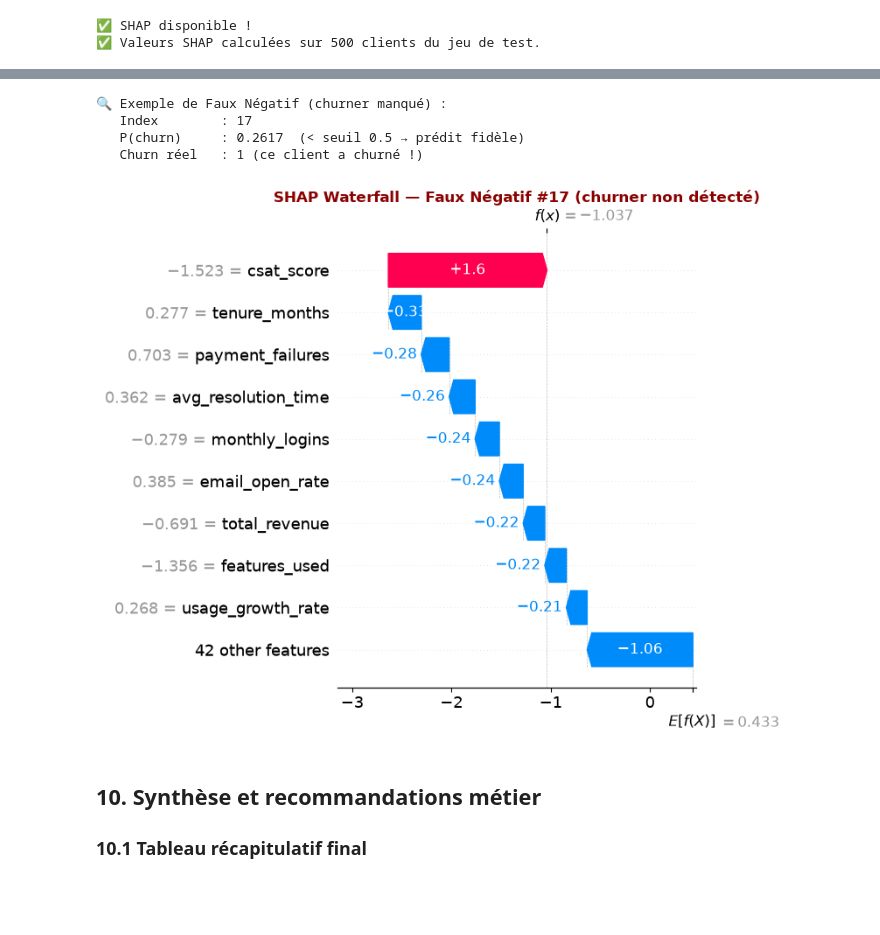
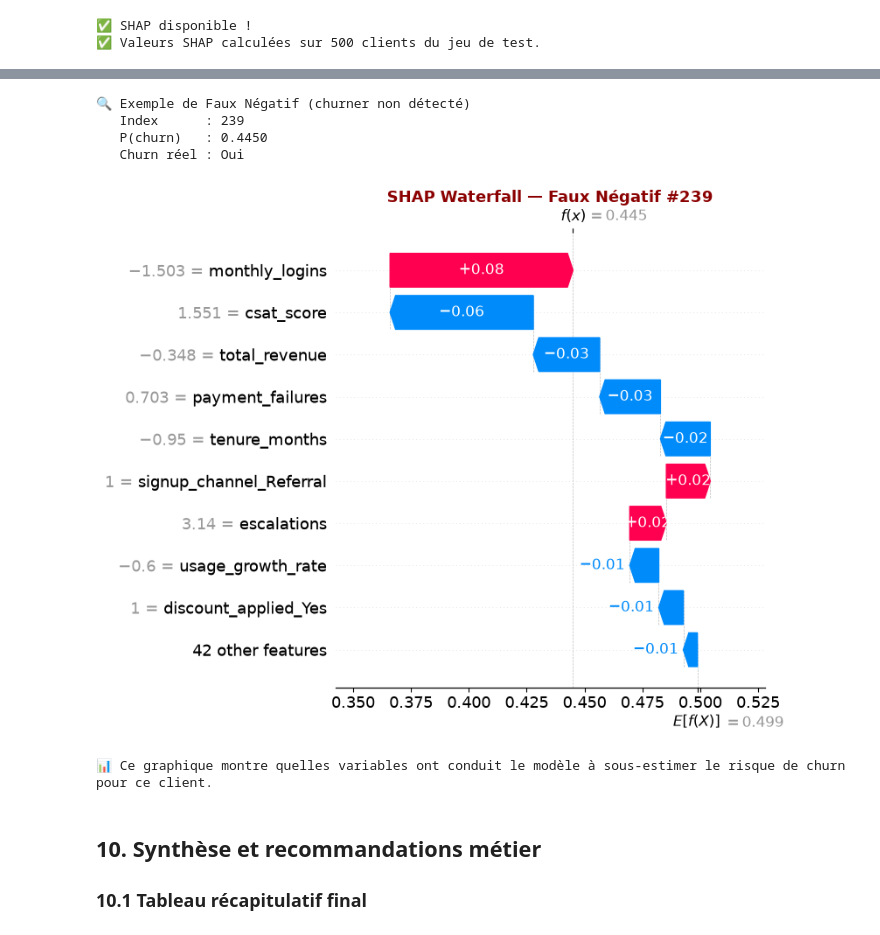
Before and after one commit to imensouidi/Customer-churn-ai, a Jupyter notebook: notebooks/04_Evaluation.ipynb, the cells around one changed output, grey strips where cells are left out. Drawn from its saved outputs; the diff is of its cells as text; code cells hidden in the pictures; blank space fills up the shorter version.

```diff
--- a/notebooks/04_Evaluation.ipynb
+++ b/notebooks/04_Evaluation.ipynb
@@ -684,7 +777,7 @@ if shap_ok:
 # %%
 if shap_ok:
     # 9.3 Waterfall — explication locale pour un client à haut risque
-    y_proba_sample = xgb.predict_proba(X_sample)[:, 1]
+    y_proba_sample = best_model.predict_proba(X_sample)[:, 1]
     high_risk_idx  = int(np.argmax(y_proba_sample))
 
     print(f'🔍 Client le plus à risque dans l\'échantillon :')
@@ -692,10 +785,14 @@ if shap_ok:
     print(f'   P(churn)     : {y_proba_sample[high_risk_idx]:.4f}')
     print(f'   Churn réel   : {int(y_test[high_risk_idx])}')
 
+    # Extraction des valeurs SHAP pour la classe 1 (churn)
+    shap_vals_class1 = shap_values[:, :, 1] if shap_values.ndim == 3 else shap_values[1]
+    base_val_class1  = explainer.expected_value[1] if isinstance(explainer.expected_value, (list, np.ndarray)) else explainer.expected_value
+
     shap.waterfall_plot(
         shap.Explanation(
-            values=shap_values[high_risk_idx],
-            base_values=explainer.expected_value,
+            values=shap_vals_class1[high_risk_idx],
+            base_values=base_val_class1,
             data=X_sample[high_risk_idx],
             feature_names=all_features
         ),
@@ -717,39 +814,62 @@ if shap_ok:
    à partir de la probabilité moyenne de churn du dataset (base_value).
 # %%
 if shap_ok:
-    # 9.4 Waterfall — explication locale pour un Faux Négatif
-    # Un FN = churner réel prédit comme fidèle → cas le plus problématique
-    y_pred_sample = xgb.predict(X_sample)
-    fn_mask       = (y_pred_sample == 0) & (y_test[:sample_size] == 1)
+
+    # 9.4 Waterfall — explication locale d'un Faux Négatif
+
+    y_pred_sample = best_model.predict(X_sample)
+    y_proba_sample = best_model.predict_proba(X_sample)[:, 1]
+
+    fn_mask = (y_pred_sample == 0) & (y_test[:sample_size] == 1)
 
     if fn_mask.sum() > 0:
+
         fn_idx = int(np.where(fn_mask)[0][0])
-        print(f'🔍 Exemple de Faux Négatif (churner manqué) :')
-        print(f'   Index        : {fn_idx}')
-        print(f'   P(churn)     : {y_proba_sample[fn_idx]:.4f}  (< seuil 0.5 → prédit fidèle)')
-        print(f'   Churn réel   : 1 (ce client a churné !)')
+
+        print("🔍 Exemple de Faux Négatif (churner non détecté)")
+        print(f"   Index      : {fn_idx}")
+        print(f"   P(churn)   : {y_proba_sample[fn_idx]:.4f}")
+        print("   Churn réel : Oui")
+
+        values = shap_values[..., 1]
+        if isinstance(shap_values, list):
+            values = shap_values[1]
+
+        base_value = explainer.expected_value
+        if isinstance(base_value, (list, np.ndarray)):
+            base_value = base_value[1]
 
         shap.waterfall_plot(
             shap.Explanation(
-                values=shap_values[fn_idx],
-                base_values=explainer.expected_value,
+                values=values[fn_idx],
+                base_values=base_value,
                 data=X_sample[fn_idx],
                 feature_names=all_features
             ),
             show=False
         )
-        plt.title(f'SHAP Waterfall — Faux Négatif #{fn_idx} (churner non détecté)',
-                  fontweight='bold', color='darkred')
+
+        plt.title(
+            f"SHAP Waterfall — Faux Négatif #{fn_idx}",
+            fontsize=13,
+            fontweight="bold",
+            color="darkred"
+        )
+
         plt.tight_layout()
         plt.show()
+
+        print("\n📊 Ce graphique montre quelles variables ont conduit le modèle à sous-estimer le risque de churn pour ce client.")
+
     else:
-        print('ℹ️  Aucun FN dans cet échantillon de 500 clients.')
+        print("ℹ️ Aucun faux négatif n'a été trouvé parmi les 500 clients analysés.")
 # %% [output]
-🔍 Exemple de Faux Négatif (churner manqué) :
-   Index        : 17
-   P(churn)     : 0.2617  (< seuil 0.5 → prédit fidèle)
-   Churn réel   : 1 (ce client a churné !)
+🔍 Exemple de Faux Négatif (churner non détecté)
+   Index      : 239
+   P(churn)   : 0.4450
+   Churn réel : Oui
-[figure, old version]
+[figure, new version]
+📊 Ce graphique montre quelles variables ont conduit le modèle à sous-estimer le risque de churn pour ce client.
 # %% [markdown]
 ## 10. Synthèse et recommandations métier
 
```
Also changed, not shown: parts of 27 cells of this notebook, 3 other files.
